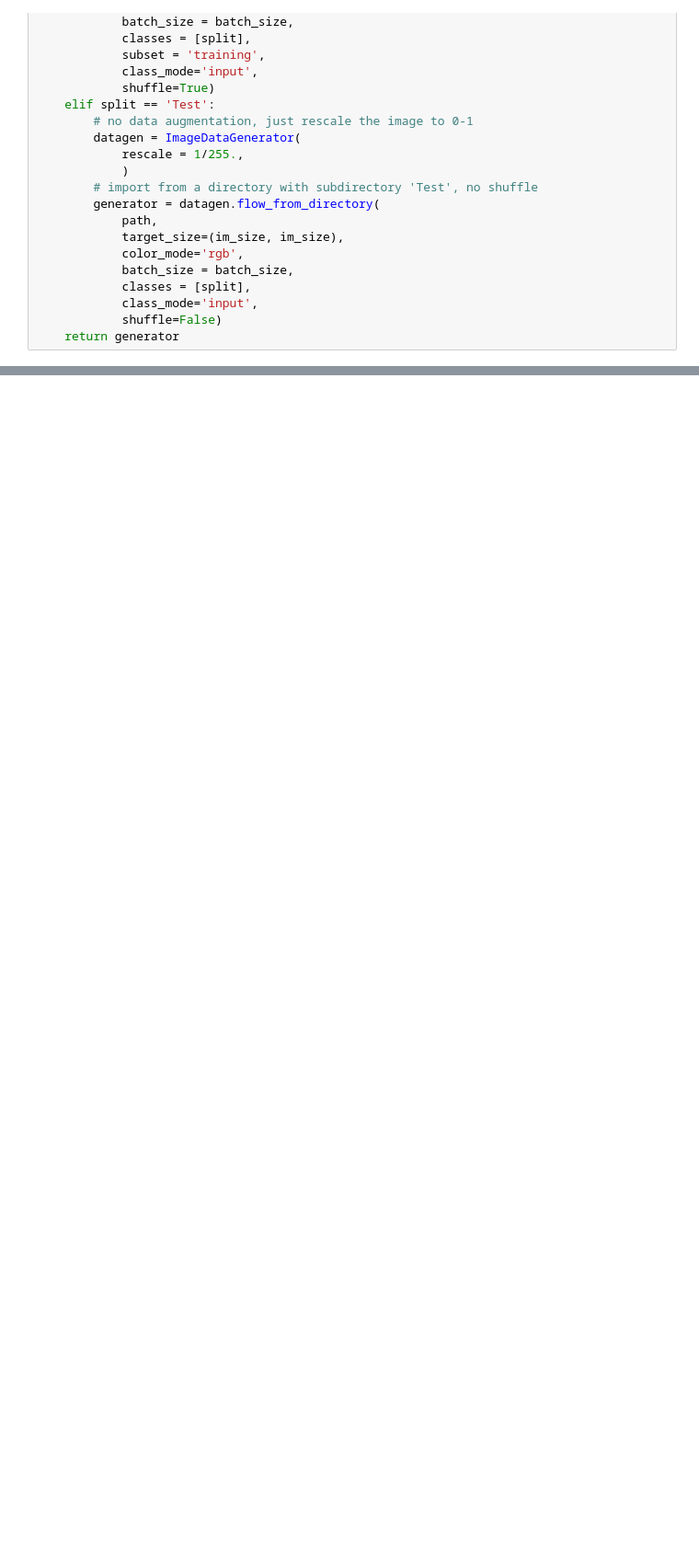
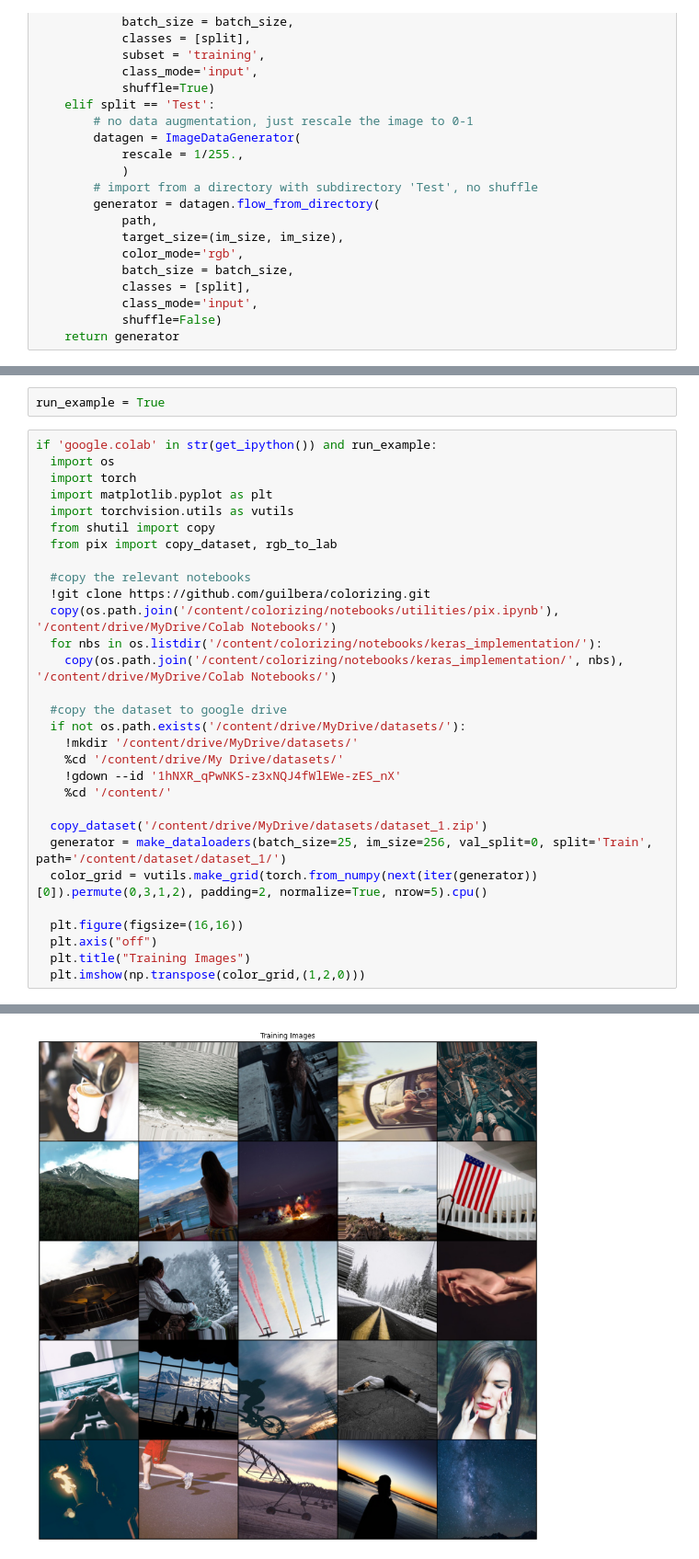
Before and after one commit to guilbera/colorizing, a Jupyter notebook: notebooks/keras_implementation/pix_keras.ipynb, the cells around one changed output, grey strips where cells are left out. Shown at 92% size. Saved outputs shown, nothing was run; the diff lists cells and outputs as text; blank space fills up the shorter version.

Commit message:
add examples and fixed dependencies

```diff
--- a/notebooks/keras_implementation/pix_keras.ipynb
+++ b/notebooks/keras_implementation/pix_keras.ipynb
@@ -55,0 +59,33 @@ def make_dataloaders(batch_size=16, im_size=256, val_split= 0.725, split = 'Trai
+# %%
+run_example = True
+# %%
+if 'google.colab' in str(get_ipython()) and run_example:
+  import os
+  import torch
+  import matplotlib.pyplot as plt
+  import torchvision.utils as vutils
+  from shutil import copy
+  from pix import copy_dataset, rgb_to_lab
+
+  #copy the relevant notebooks
+  !git clone https://github.com/guilbera/colorizing.git
+  copy(os.path.join('/content/colorizing/notebooks/utilities/pix.ipynb'), '/content/drive/MyDrive/Colab Notebooks/')
+  for nbs in os.listdir('/content/colorizing/notebooks/keras_implementation/'):
+    copy(os.path.join('/content/colorizing/notebooks/keras_implementation/', nbs), '/content/drive/MyDrive/Colab Notebooks/')
+
+  #copy the dataset to google drive
+  if not os.path.exists('/content/drive/MyDrive/datasets/'):
+    !mkdir '/content/drive/MyDrive/datasets/'
+    %cd '/content/drive/My Drive/datasets/'
+    !gdown --id '1hNXR_qPwNKS-z3xNQJ4fWlEWe-zES_nX'
+    %cd '/content/'
+
+  copy_dataset('/content/drive/MyDrive/datasets/dataset_1.zip')
+  generator = make_dataloaders(batch_size=25, im_size=256, val_split=0, split='Train', path='/content/dataset/dataset_1/')
+  color_grid = vutils.make_grid(torch.from_numpy(next(iter(generator))[0]).permute(0,3,1,2), padding=2, normalize=True, nrow=5).cpu()
+
+  plt.figure(figsize=(16,16))
+  plt.axis("off")
+  plt.title("Training Images")
+  plt.imshow(np.transpose(color_grid,(1,2,0)))
+# %% [output]
@@ -55,0 +94 @@ def make_dataloaders(batch_size=16, im_size=256, val_split= 0.725, split = 'Trai
+[figure, added]
```
Also changed, not shown: parts of 5 cells of this notebook, 1 other file.
